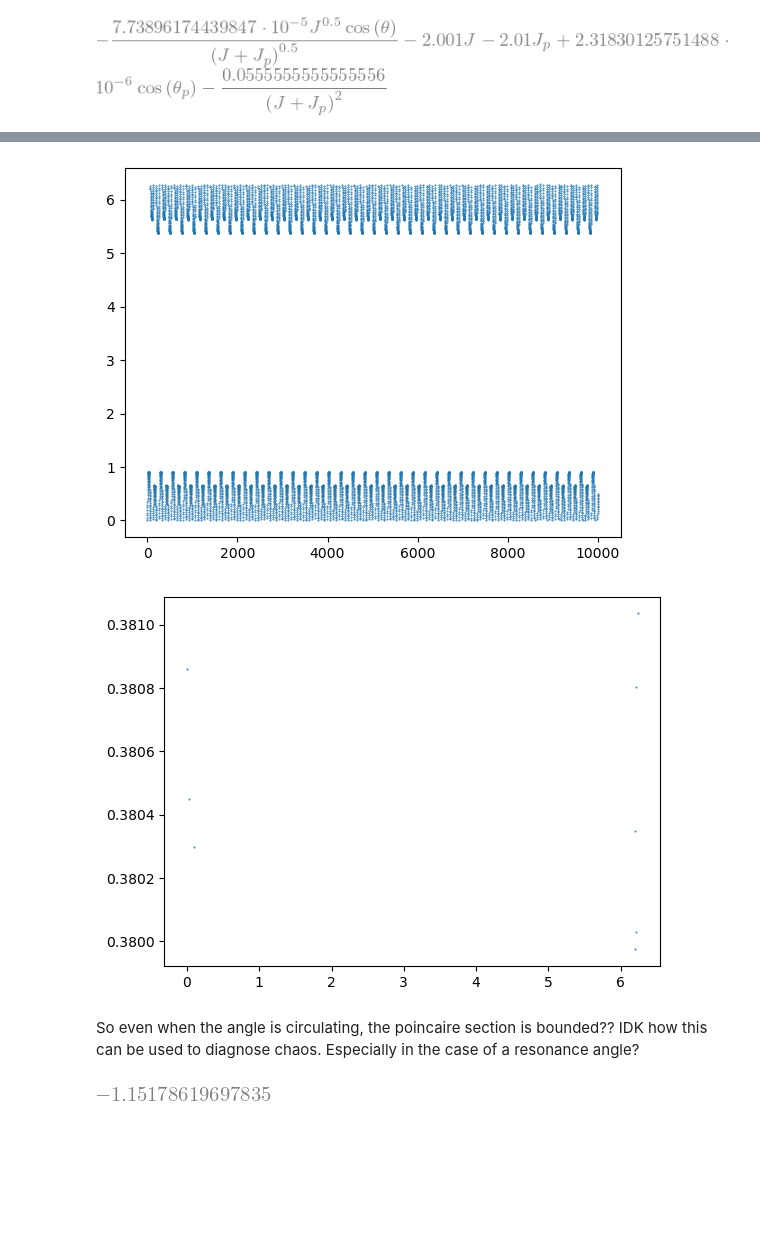
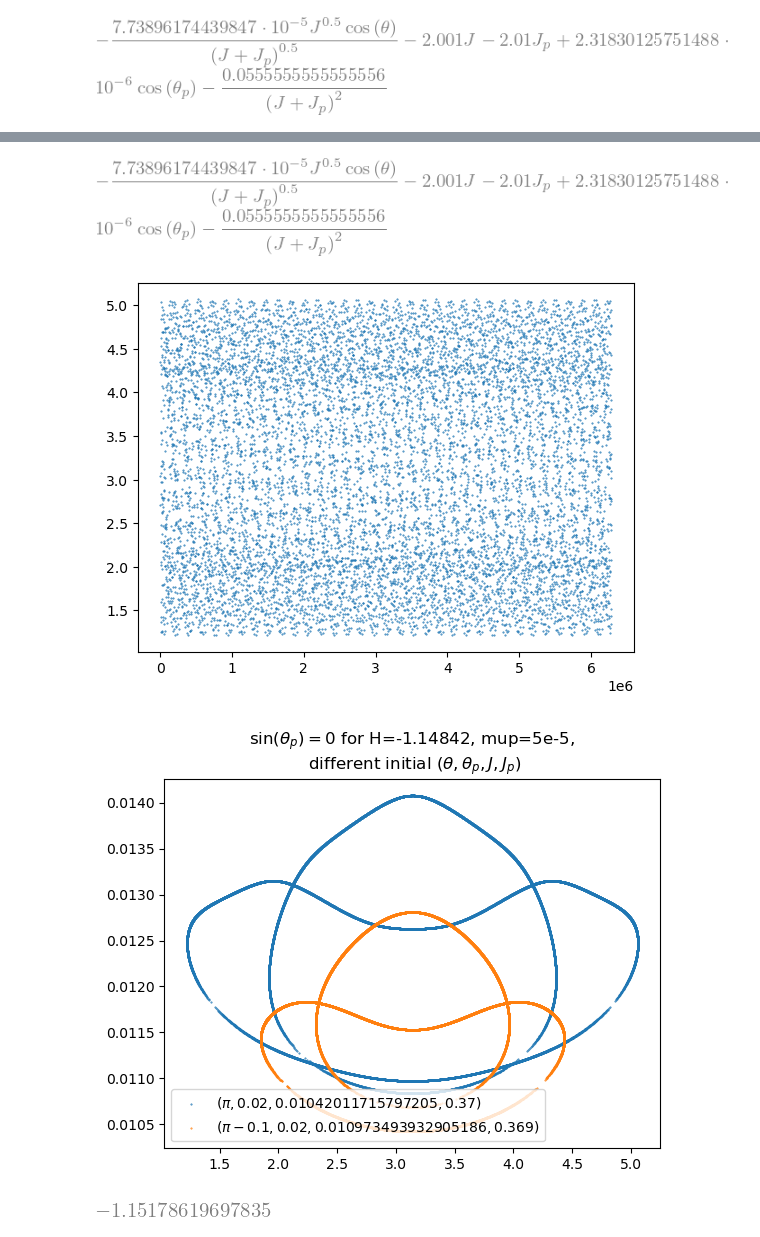
Before and after one commit to jtlaune/wc-apsidal-precession, a Jupyter notebook: paper-2-poincaire.ipynb, the cells around one changed output, grey strips where cells are left out. Drawn from its saved outputs; the diff is of its cells as text; code cells hidden in the pictures; blank space fills up the shorter version.

```diff
--- a/paper-2-poincaire.ipynb
+++ b/paper-2-poincaire.ipynb
@@ -140,10 +148,10 @@ _ = lambdify([th, thp, J, Jp], _)
 # %%
-th0val = npy.pi
-thpval = 0
-Hval = -1.1485243#-1.14488161255
-Jval = 0.0001
+th0val = npy.pi-0.1
+thpval = 0.02
+Hval = -1.14842#-1.1485243#-1.14488161255
+Jpval = 0.369
 
-Jpval = brentq(lambda x: _(th0val, thpval, Jval, x)-Hval, 0,0.381,xtol=1e-16)
+Jval = brentq(lambda x: _(th0val, thpval,x, Jpval)-Hval, 0,.012,xtol=1e-16)
 
 initconds = [
     th0val,
@@ -179,8 +189,8 @@ plt.show()
 print(func(0,initconds))
 
 def section_thp(t, x0):
-    #return npy.sin(x0[1])
-    return (x0[1]+npy.pi) % (2*npy.pi) - npy.pi
+    return npy.sin(x0[1])
+    #return (x0[1]+npy.pi) % (2*npy.pi) - npy.pi
 
 def section_th(t, x0):
     return npy.sin(x0[0])
@@ -188,8 +198,8 @@ def section_th(t, x0):
 #section_thp.direction = -1
 #section_th.direction = 1
 
-#teval = npy.linspace(0, 2 * npy.pi * 1e5, 10000)
-teval = npy.linspace(0, 2 * npy.pi * 1e4, 10000)
+teval = npy.linspace(0, 2 * npy.pi * 1e6, 10000)
+#teval = npy.linspace(0, 2 * npy.pi * 1e4, 10000)
 sol = sp.integrate.solve_ivp(
     func,
     [teval[0], teval[-1]],
@@ -205,9 +215,15 @@ sol = sp.integrate.solve_ivp(
+# %%
+_ = H1_expr.subs(params)#.subs({th:params["th0"],thp:params["thp0"]})#.subs({J:0.018,Jp:0.3613})
+display(_)
+_ = lambdify([th, thp, J, Jp], _)
+# %% [output]
+[figure, added]
 # %%
 plt.clf()
-#plt.scatter(sol.t,sol.y[0,:]%(2*npy.pi),s=0.2)
-plt.scatter(sol.t/(2*npy.pi),sol.y[1,:]%(2*npy.pi),s=0.2)
+plt.scatter(sol.t,sol.y[0,:]%(2*npy.pi),s=0.2)
+#plt.scatter(sol.t/(2*npy.pi),sol.y[1,:]%(2*npy.pi),s=0.2)
 #plt.scatter(sol.t,sol.y[2,:],s=0.2)
 #plt.scatter(sol.t,_(sol.y[0,:],sol.y[1,:],sol.y[2,:],sol.y[3,:],))
 plt.show()
 # %% [output]
-[figure, old version]
+[figure, new version]
@@ -214,29 +232,30 @@ plt.show()
 # %%
-#ev = sol.y_events[0]
-#te = sol.t_events[0]
-ev = sol.y_events[1]
-te = sol.t_events[1]
+ev = sol.y_events[0]
+te = sol.t_events[0]
+#ev = sol.y_events[1]
+#te = sol.t_events[1]
 
-evthp = (ev[:,1]+npy.pi) % (2*npy.pi) - npy.pi
-inds =npy.abs(evthp)<0.1
+#evthp = (ev[:,1]+npy.pi) % (2*npy.pi) - npy.pi
+#inds =npy.abs(evthp)<0.1
 #evthp = (ev[:,1]) % (2*npy.pi)
 #inds =npy.abs(evthp-npy.pi)<0.1
 
-X = ev[:,1] % (2*npy.pi)
-Y = ev[:,3]
-#X = ev[:,0] % (2*npy.pi)
-#Y = ev[:,2]
+#X = ev[:,1] % (2*npy.pi)
+#Y = ev[:,3]
+X = ev[:,0] % (2*npy.pi)
+Y = ev[:,2]
 #Y = ev[:,2]+ev[:,3]
 
 #inds = npy.isclose(X,0)
 
 plt.clf()
-plt.scatter(X[inds],Y[inds],s=0.2)
+plt.title(r"$\sin(\theta_p)=0$"+" for H=-1.14842, mup=5e-5,\n different initial"+r" $(\theta,\theta_p,J,J_p)$")
+plt.scatter(X,Y,s=0.2,label=r"$(\pi,0.02,0.01042011715797205, 0.37)$")
+plt.scatter(Xp,Yp,s=0.2,label=r"$(\pi-0.1,0.02, 0.010973493932905186, 0.369)$")
+plt.legend()
 plt.show()
 # %% [output]
-[figure, old version]
+[figure, new version]
-# %% [markdown]
-So even when the angle is circulating, the poincaire section is bounded?? IDK how this can be used to diagnose chaos. Especially in the case of a resonance angle?
 # %%
 H10 = (
     H1_expr.subs({th: params["th0"], thp: params["thp0"], J: 0.020255, Jp: 0.3613})
```
Also changed, not shown: parts of 7 cells of this notebook, 1 other file.
